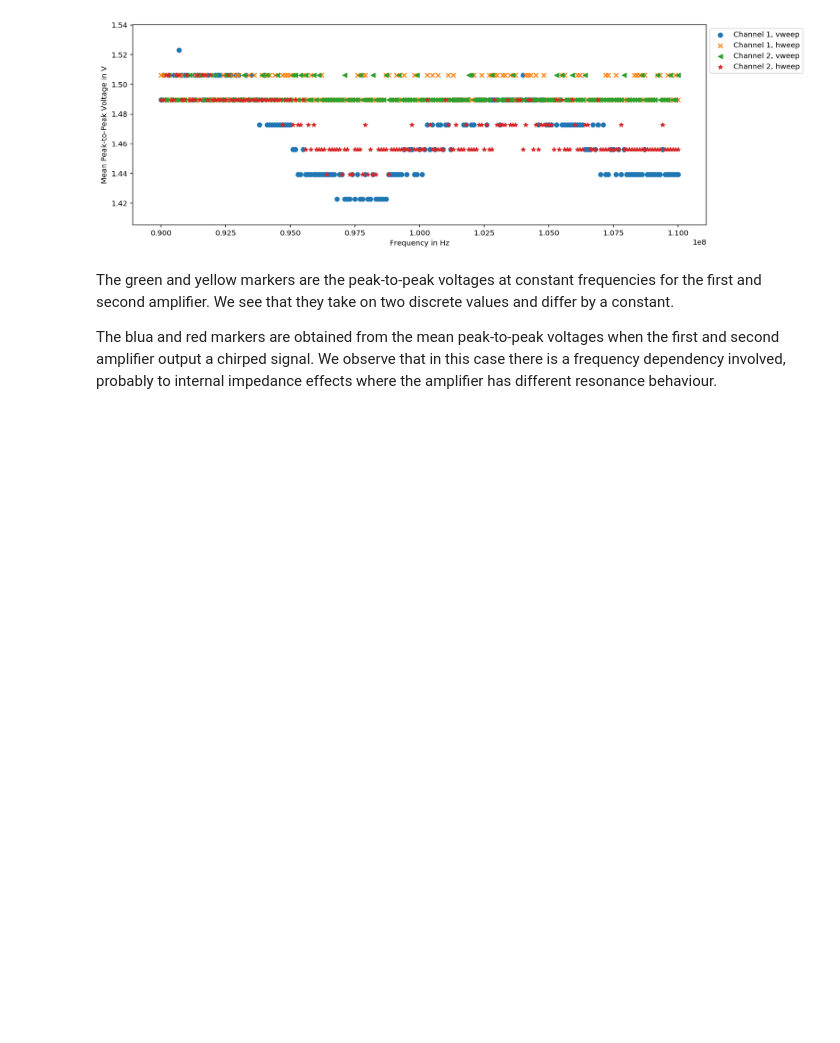
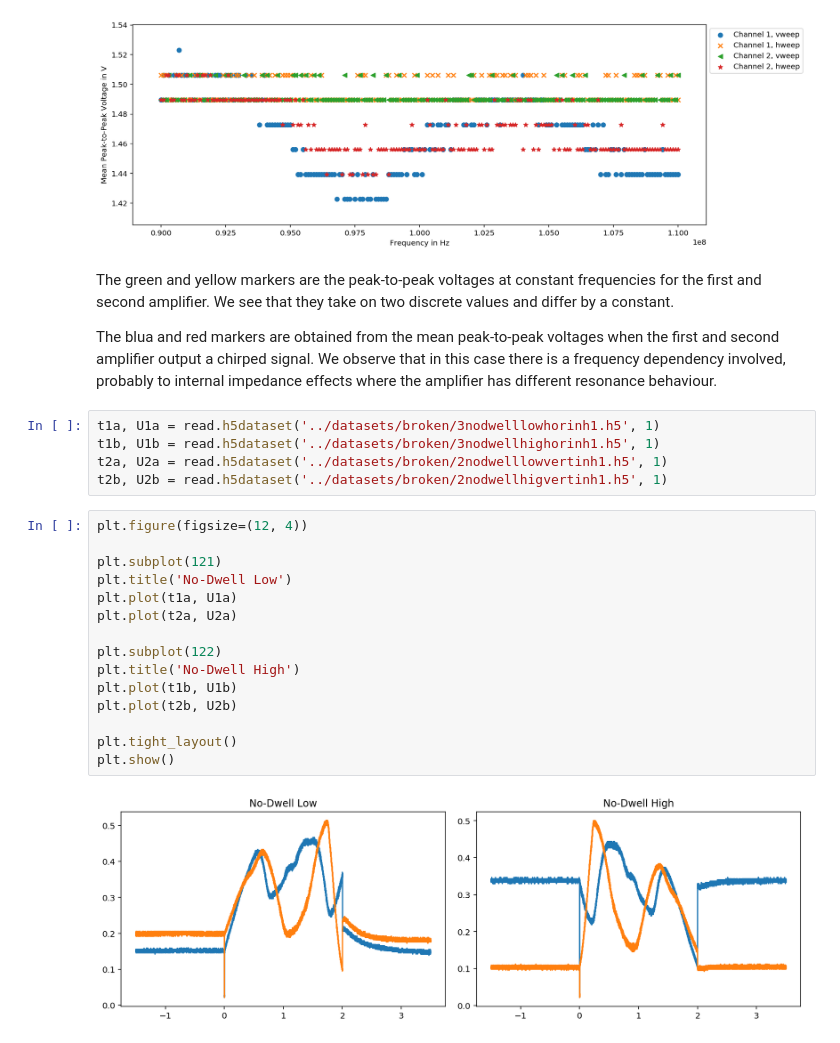
Before and after one commit to bodokaiser/bachelor-thesis, a Jupyter notebook: notebooks/Parameters.ipynb, the cells around one changed output. Cells and saved outputs as stored; diff of their text form; blank space fills up the shorter version.

```diff
--- a/notebooks/Parameters.ipynb
+++ b/notebooks/Parameters.ipynb
@@ -69,3 +69,25 @@ plt.show()
 The green and yellow markers are the peak-to-peak voltages at constant frequencies for the first and second amplifier. We see that they take on two discrete values and differ by a constant.
 
 The blua and red markers are obtained from the mean peak-to-peak voltages when the first and second amplifier output a chirped signal. We observe that in this case there is a frequency dependency involved, probably to internal impedance effects where the amplifier has different resonance behaviour.
+# %%
+t1a, U1a = read.h5dataset('../datasets/broken/3nodwelllowhorinh1.h5', 1)
+t1b, U1b = read.h5dataset('../datasets/broken/3nodwellhighorinh1.h5', 1)
+t2a, U2a = read.h5dataset('../datasets/broken/2nodwelllowvertinh1.h5', 1)
+t2b, U2b = read.h5dataset('../datasets/broken/2nodwellhigvertinh1.h5', 1)
+# %%
+plt.figure(figsize=(12, 4))
+
+plt.subplot(121)
+plt.title('No-Dwell Low')
+plt.plot(t1a, U1a)
+plt.plot(t2a, U2a)
+
+plt.subplot(122)
+plt.title('No-Dwell High')
+plt.plot(t1b, U1b)
+plt.plot(t2b, U2b)
+
+plt.tight_layout()
+plt.show()
+# %% [output]
+[figure, added]
```
Also changed, not shown: parts of 10 cells of this notebook, 17 other files.
